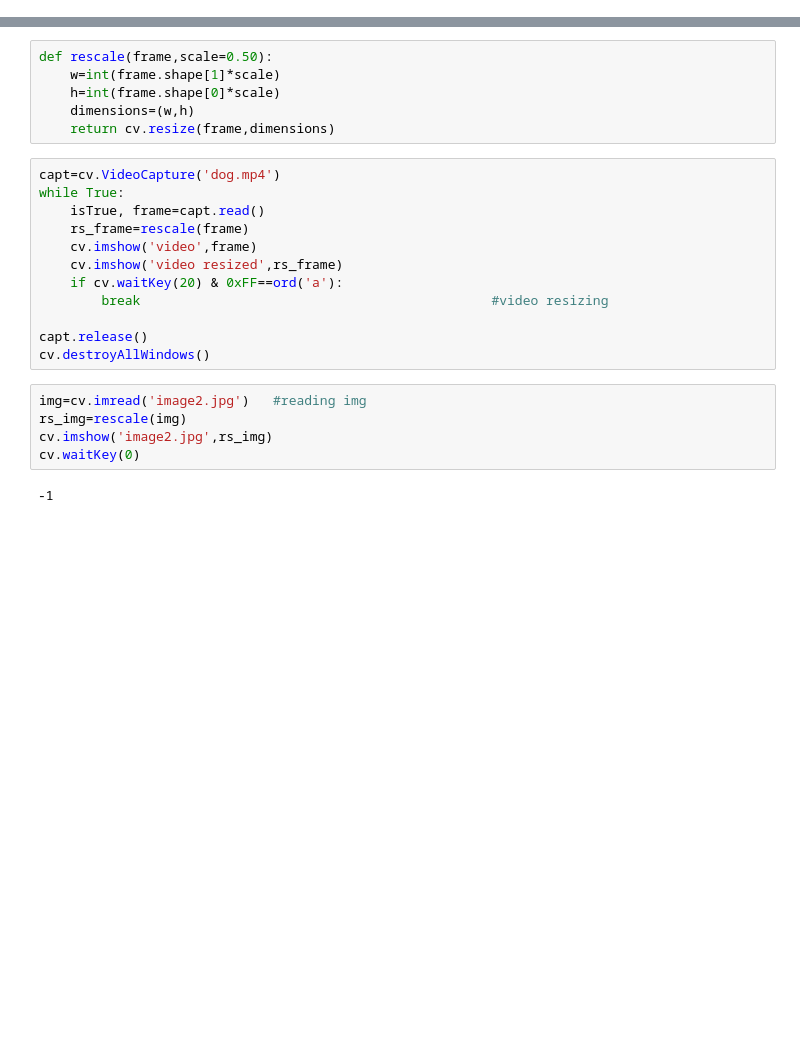
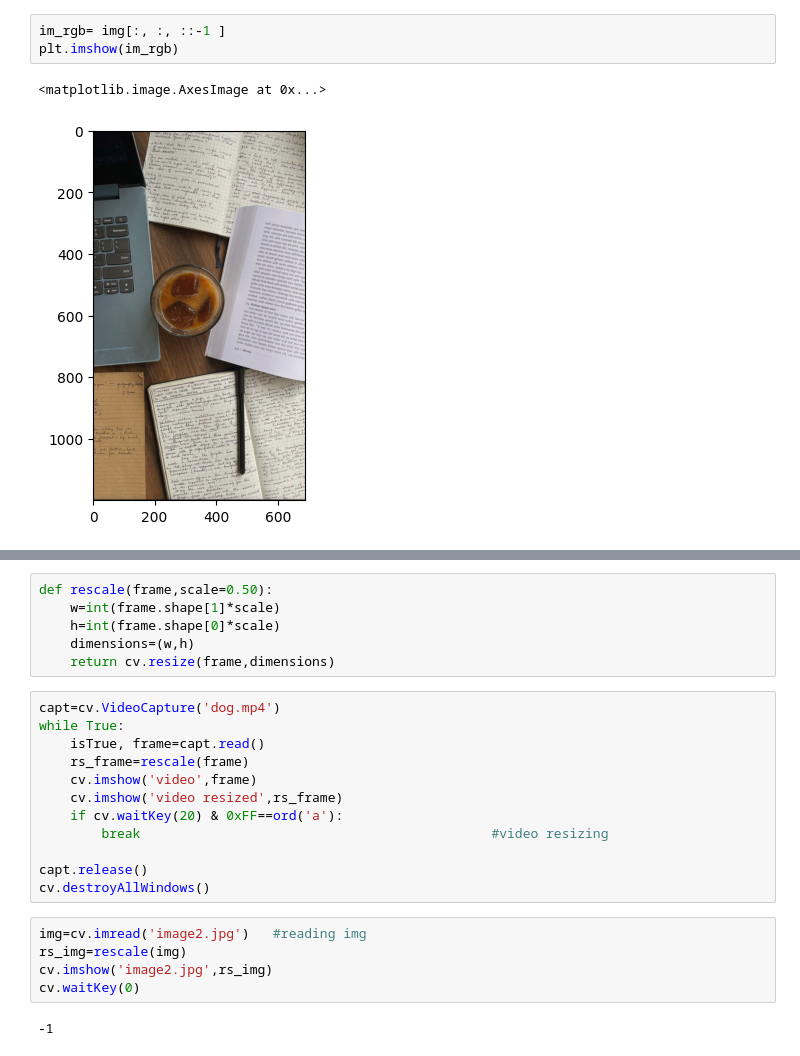
Before and after one commit to anjaliii210/OpenCV_Demo, a Jupyter notebook: demo.ipynb, the cells around one changed output, grey strips where cells are left out. Saved outputs shown, nothing was run; the diff lists cells and outputs as text; blank space fills up the shorter version.

```diff
--- a/demo.ipynb
+++ b/demo.ipynb
@@ -5,0 +39,6 @@ cv.waitKey(0)
+# %%
+im_rgb= img[:, :, ::-1 ]
+plt.imshow(im_rgb)
+# %% [output]
+<matplotlib.image.AxesImage at 0x...>
+[figure, added]
```
Also changed, not shown: parts of 21 cells of this notebook, 1 other file.
